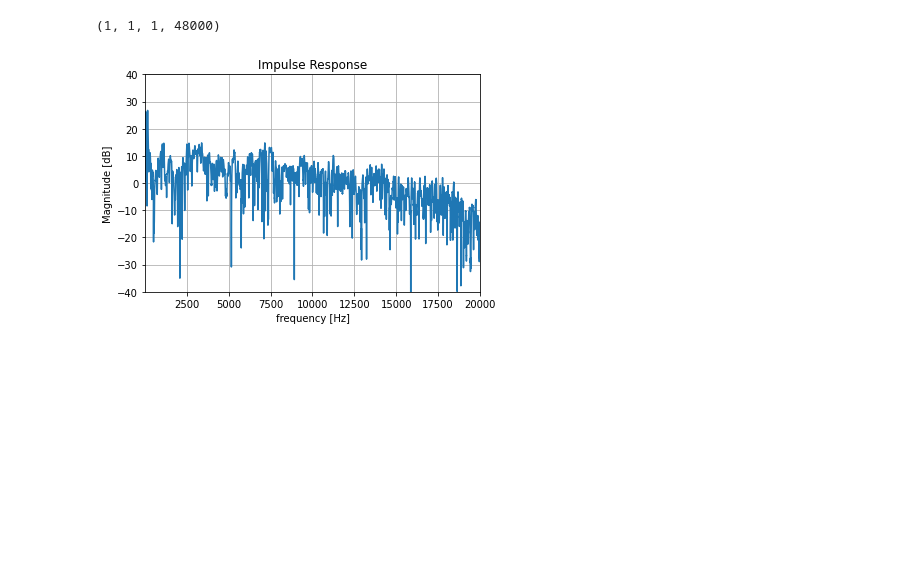
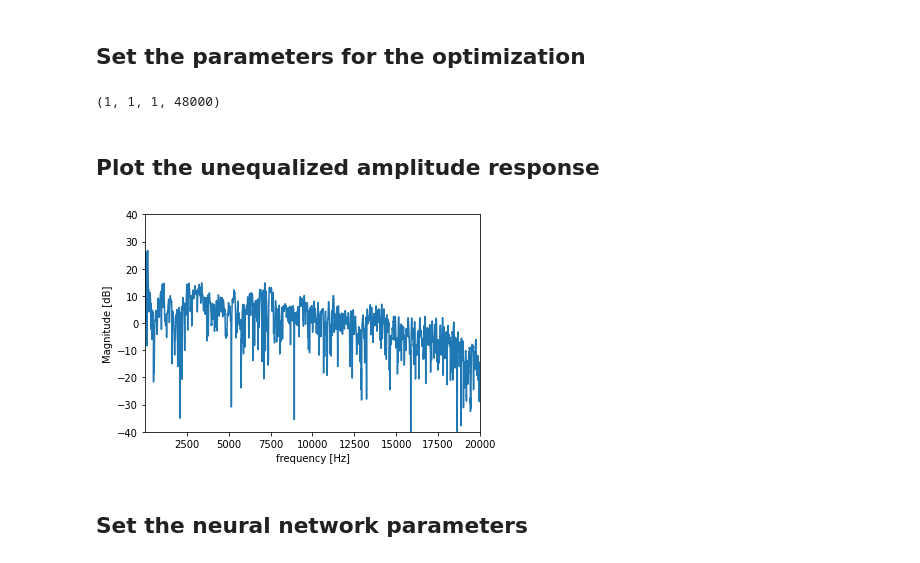
Before and after one commit to A3Lab-UNIVPM/DL4SP_notebooks, a Jupyter notebook: audio_equalization.ipynb, the cells around one changed output. Drawn from its saved outputs; the diff is of its cells as text; code cells hidden in the pictures; blank space fills up the shorter version.

```diff
--- a/audio_equalization.ipynb
+++ b/audio_equalization.ipynb
@@ -24 +48,3 @@ replace IR.mat? [y]es, [n]o, [A]ll, [N]one, [r]ename: y
+# %% [markdown]
+## Set the parameters for the optimization
 # %%
@@ -36,17 +64,20 @@ IR=np.expand_dims(np.expand_dims(IR,0),0) # inserisco la dimensione del batch (1
 print(np.shape(IR)) # [1,1,1,48000]
 # %% [output]
 (1, 1, 1, 48000)
+# %% [markdown]
+## Plot the unequalized amplitude response
 # %%
-#  grafico la risposta in ampiezza della IR
+# plot the amplitude response of the impulse response
 abs_IR=np.abs(np.fft.fft(IR[0,0,0],NFFT))
 freq=np.arange(0,NFFT/2)*fs/NFFT
 plt.plot(freq,20*np.log10(abs_IR[0:int(NFFT/2)]))
 plt.axis([20 ,20000, -40, 40])
 plt.xlabel('frequency [Hz]')
 plt.ylabel('Magnitude [dB]')
-plt.title('Impulse Response')
-plt.grid()
 plt.show()
+epsilon=1e-7 # little value
 # %% [output]
-[figure, old version]
+[figure, new version]
+# %% [markdown]
+## Set the neural network parameters
 # %%
```
Also changed, not shown: parts of 11 cells of this notebook.
